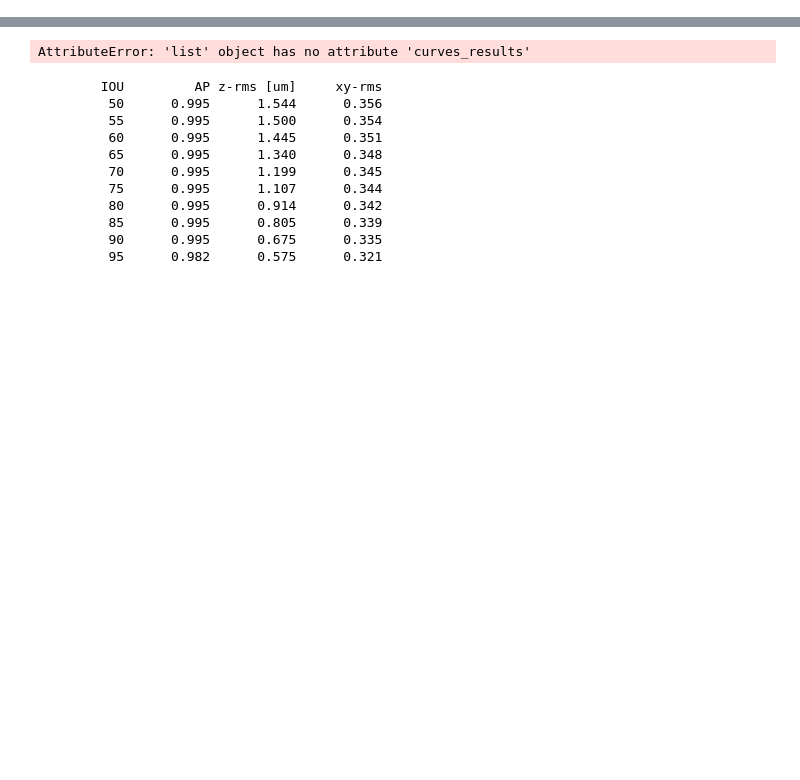
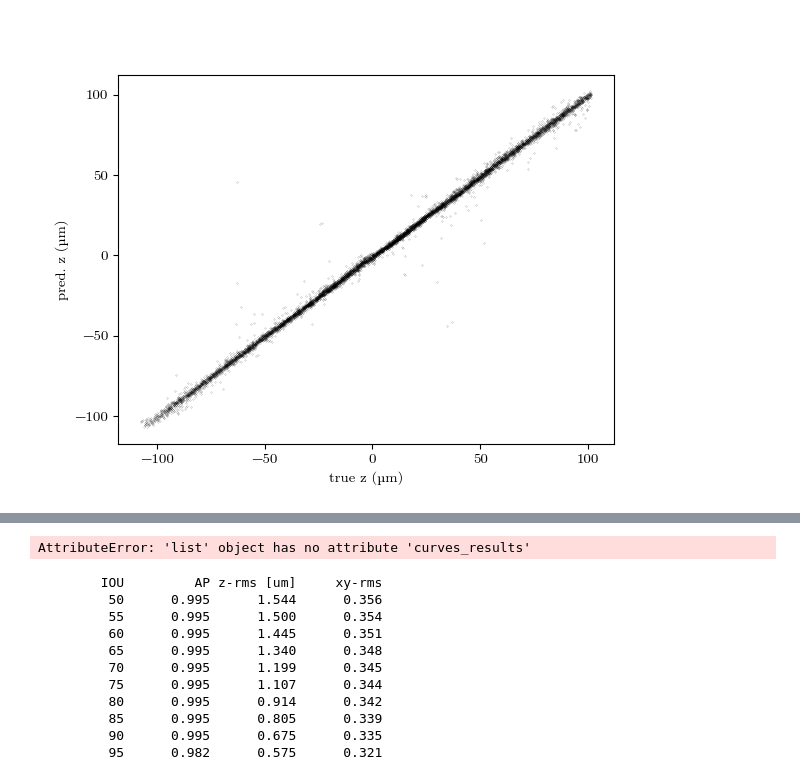
Before and after one commit to till-robert/YOLOtrack11, a Jupyter notebook: zaxis_val.ipynb, the cells around one changed output, grey strips where cells are left out. Cells and saved outputs as stored; diff of their text form; code cells hidden in the pictures; blank space fills up the shorter version.

Commit message:
tests with amplitude and fine tuning

```diff
--- a/zaxis_val.ipynb
+++ b/zaxis_val.ipynb
@@ -7,13 +7,15 @@ import seaborn
 from importlib import reload
 # %%
 import YOLOtrack11
-model = YOLOtrack11.YOLOtrack11("../ultralytics/runs/pose/train62/weights/best.pt")
+modelfnames = ["../ultralytics/runs/pose/train106/weights/best.pt","../ultralytics/runs/pose/train106/weights/best.pt","../ultralytics/runs/pose/train110/weights/best.pt"]
+models = [YOLOtrack11.YOLOtrack11(modelfname) for modelfname in modelfnames]
 # print(model.model.model)
 print("loaded")
 # results = model.train(data="data_gen/data.yaml", epochs=100, imgsz=512,)
 results = []
-for i in range(21):
-    results.append(model.val(save=False,z_corr=False, physical_scale=[330,330,210], data=f'../ultralytics/data_gen/Dataset/levels/dataset{i}.yaml'))
+filenames = [f'datasets/dataset_yundon.yaml', f'datasets/dataset_yundon_real_val.yaml',f'datasets/dataset_yundon_fine_tune.yaml',f'datasets/dataset_yundon_fine_tune.yaml']
+for model, fname  in zip(models, filenames):
+    results.append(model.val(save=False,z_corr=False, data=fname, conf=0.6))
 
 print("test")
 # %% [output]
@@ -44,0 +54,11 @@ val: New cache created: /home/jupyter-till/git/ultralytics/data_gen/Dataset/labe
+# %%
+plt.figure(1)
+plt.clf()
+z_pairs = results[2].z_pairs[5]*400-200
+
+plt.scatter(*z_pairs,s=0.02,alpha=0.7, c="k")
+plt.xlabel("true z (µm)")
+plt.ylabel("pred. z (µm)")
+plt.show()
+# %% [output]
+[figure, added]
```
Also changed, not shown: parts of 14 cells of this notebook, 16 other files.
